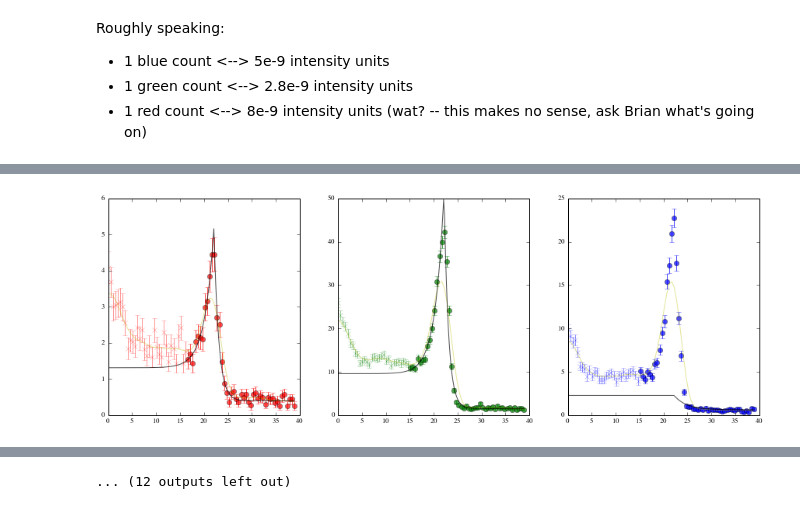
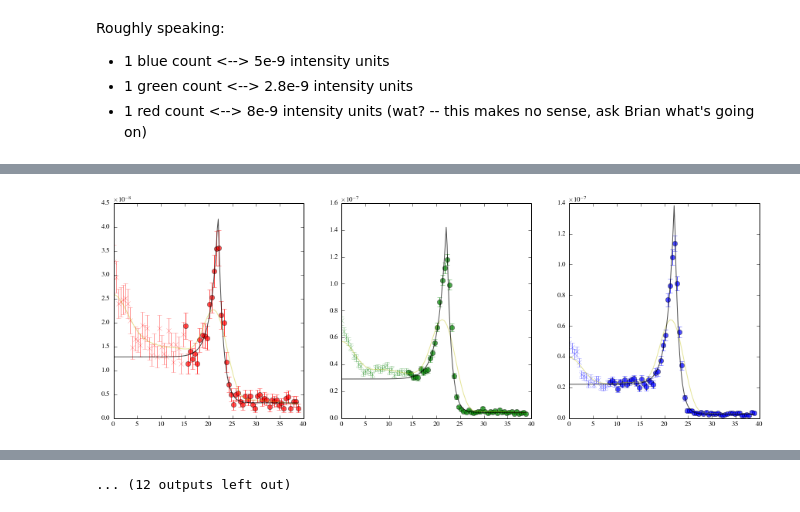
Before and after one commit to aarontran/snr-filaments, a Jupyter notebook: code/profile_fits.ipynb, the cells around one changed output, grey strips where cells are left out. Drawn from its saved outputs; the diff is of its cells as text; code cells hidden in the pictures.

Commit message:
More consistent profile fits

```diff
--- a/code/profile_fits.ipynb
+++ b/code/profile_fits.ipynb
@@ -196,8 +203,8 @@ def ind_smoothed_max(y):
 
 
 def std_smooth(x):
-    """Standardized smoothing"""
-    wlen = 15  # Arbitrary pick
+    """Standardized smoothing -- SMOOTHING WINDOW CHOICE AFFECTS FIT!!!!!"""
+    wlen = 21  # Arbitrary pick
     xsmooth = smooth(x, window_len=wlen, window='hanning')
     padlen = (len(xsmooth) - len(x))/2  # Should be an integer
     return xsmooth[padlen:-padlen]
@@ -268,71 +342,30 @@ for i in xrange(n_regions):
     f, (ax_red, ax_green, ax_blue) = plt.subplots(1,3, figsize=(15,5))
 
     for clr in ['red', 'green', 'blue']:
-        # Set-up for each energy band
-        region[clr] = {}
-        ax = eval('ax_{}'.format(clr))
+        region[clr] = {}  # Energy band dictionary
+        ax = eval('ax_{}'.format(clr))  # Subplot axis
+        flux2ct = eval('flux2ct_{}'.format(clr))  # Ad hoc flux-count conversion
 
+        ########################
         # Import projection data
+        ########################
         infile = '{0}_{1:02d}_{2}.dat'.format(inroot, i+1, clr)
-        if not os.path.isfile(infile):
-            print 'BAD PATH: {}'.format(infile)
-            raise Exception('Bad path')
-        print infile
         data = np.loadtxt(infile)
-        x = region[clr]['r'] = (data[:,0] - 1) * length / (len(data[:,0]) - 1)
-        y = region[clr]['i'] = data[:,1] * eval('flux2ct_{}'.format(clr))
-
-        flux2ct = eval('flux2ct_{}'.format(clr))
-        # y_err = 1./flux2ct * np.sqrt( y * flux2ct / thickness)
-        y_err = np.sqrt( y / thickness)
+        x = (data[:,0] - 1) * length / (len(data[:,0]) - 1)  # Convert to arcsec
+        y = data[:,1]
+        y_err = 1./flux2ct * np.sqrt( y * flux2ct / thickness )
+        # y = data[:,1] * flux2ct
+        # y_err = np.sqrt( y / thickness)
 
         ################################
         # Apply fit to profiles and save
         # fit parameters/errors/chi^2
         ################################
-
-        # RESTRICT THE FIT DOMAIN...
-        leftcut = ind_first_smoothed_min(y)
-        print 'Left-of-peak smoothed minimum at: {}'.format(x[leftcut])
-        print 'Global smoothed maximum at: {}'.format(x[ind_smoothed_max(y)])
-        x_fit = x[leftcut:]
-        y_fit = y[leftcut:]
-        y_err_fit = y_err[leftcut:]
-
-        # FIRST FIT ATTEMPT (freeze xs, x0, Cu, Cd; supply ad hoc initial guesses)
-        xs_fr = x[ind_smoothed_max(y)] + 0.5
-        x0_fr = xs_fr + 1.
-        Cu_fr = np.mean(y_fit[-3:])
-        Cd_fr = np.mean(y_fit[:3]) / 2.  # Because it usually shoots under the trough
-
-        # two_exp_function(x, xs, x0, wu, Cu, Ad, wd, Cd)
-        fit_func = np.vectorize(lambda xval, x0,wu,Ad,wd: two_exp_function(xval, xs_fr,x0,wu,Cu_fr,Ad,wd,Cd_fr))
-        # [xs, x0, wu, Cu, Ad, wd, Cd]
-        init_guesses = [xs_fr + 1.,          # x0 = exponential location???
-                        0.5,                # wu = upstream width
-                        np.amax(y_fit)*4,   # Ad = downstream amplitude
-                        2.5]                # wd = downstream width
-        popt, pcov = sp.optimize.curve_fit(fit_func, x_fit, y_fit, p0=init_guesses, sigma=y_err_fit, absolute_sigma=True)
-        print ('{} fit (xs frozen): xs = {:5.4g}, x0 = {:5.4g}, wu = {:5.4g}, Cu = {:5.4g}, '
-               'Ad = {:5.4g}, wd = {:5.4g}, Cd = {:5.4g}').format(clr, xs_fr, popt[0], popt[1], Cu_fr, popt[2], popt[3], Cd_fr)
-
-        # SECOND FIT (unfreeze xs, use values from last fit as initial guesses)
-        fit_func = np.vectorize(two_exp_function)
-        init_guesses = np.insert(popt, [0,2,4], [xs_fr, Cu_fr, Cd_fr])
-        popt, pcov = sp.optimize.curve_fit(fit_func, x_fit, y_fit, p0=init_guesses, sigma=y_err_fit, absolute_sigma=True)
-        print ('{} fit (xs thawed): xs = {:5.4g}, x0 = {:5.4g}, wu = {:5.4g}, Cu = {:5.4g}, '
-               'Ad = {:5.4g}, wd = {:5.4g}, Cd = {:5.4g}').format(clr, *popt)
-        print 'Errors: {}'.format(np.sqrt(np.diag(pcov)))
-
-        # GIVE FIT PARAMETERS
-        chi2 = np.sum(((y - fit_func(x, *popt)) / y_err)**2)
-        chi2red = chi2 / (len(y) - 7)
-        print 'Reduced chi-squared: {}'.format(chi2red)
-
-        print 'Covariance matrix, variables: ' + str(['xs','x0','wu','Cu','Ad','wd','Cd'])
-        np.set_printoptions(precision=1)
-        print pcov
-        print ''
+        popt, pcov, fit_func, cut = fit_profile(x, y, y_err)
+        # For a fit, I need the x, y, y_err values
+        # fit_profile spews out a ton of info for my testing/debugging purposes.
+        # Return popt, pcov, and the FINAL fit function
+        # Also return identified cut location (for plotting)
 
         ################################
         # Calculate FWHM
@@ -342,15 +375,11 @@ for i in xrange(n_regions):
         ################################
         # Plot the data and fits
         ################################
-        # Data NOT used in fit
-        ax.errorbar(x[:leftcut], y[:leftcut], yerr=y_err[:leftcut], fmt='{}x'.format(clr[0]), alpha=0.4)
-        # Data used in fit
-        ax.errorbar(x_fit, y_fit, yerr=y_err_fit, fmt='{}o'.format(clr[0]), alpha=0.7)
-        # Smoothed line to visualize fit cutoffs/guesses
-        ax.plot(x, std_smooth(y), '-y', alpha = 0.4)
-        # Best fit model
+        ax.errorbar(x[:cut], y[:cut], yerr=y_err[:cut], fmt=clr[0]+'x', alpha=0.4)  # Data NOT used in fit
+        ax.errorbar(x[cut:], y[cut:], yerr=y_err[cut:], fmt=clr[0]+'o', alpha=0.7)  # Data used in fit
+        ax.plot(x, std_smooth(y), '-y', alpha = 0.4)  # Smoothed data used to help fit
         x_m = np.linspace(x[0], x[-1], num=200)
-        ax.plot(x_m, fit_func(x_m, *popt), '-k', alpha=0.7)
+        ax.plot(x_m, fit_func(x_m, *popt), '-k', alpha=0.7)  # Best fit model
 
     plt.show()
     print ''
@@ -379 +408 @@ Covariance matrix, variables: ['xs', 'x0', 'wu', 'Cu', 'Ad', 'wd', 'Cd']
-[figure, old version]
+[figure, new version]
```
Also changed, not shown: parts of 4 cells of this notebook, 1 other file.
